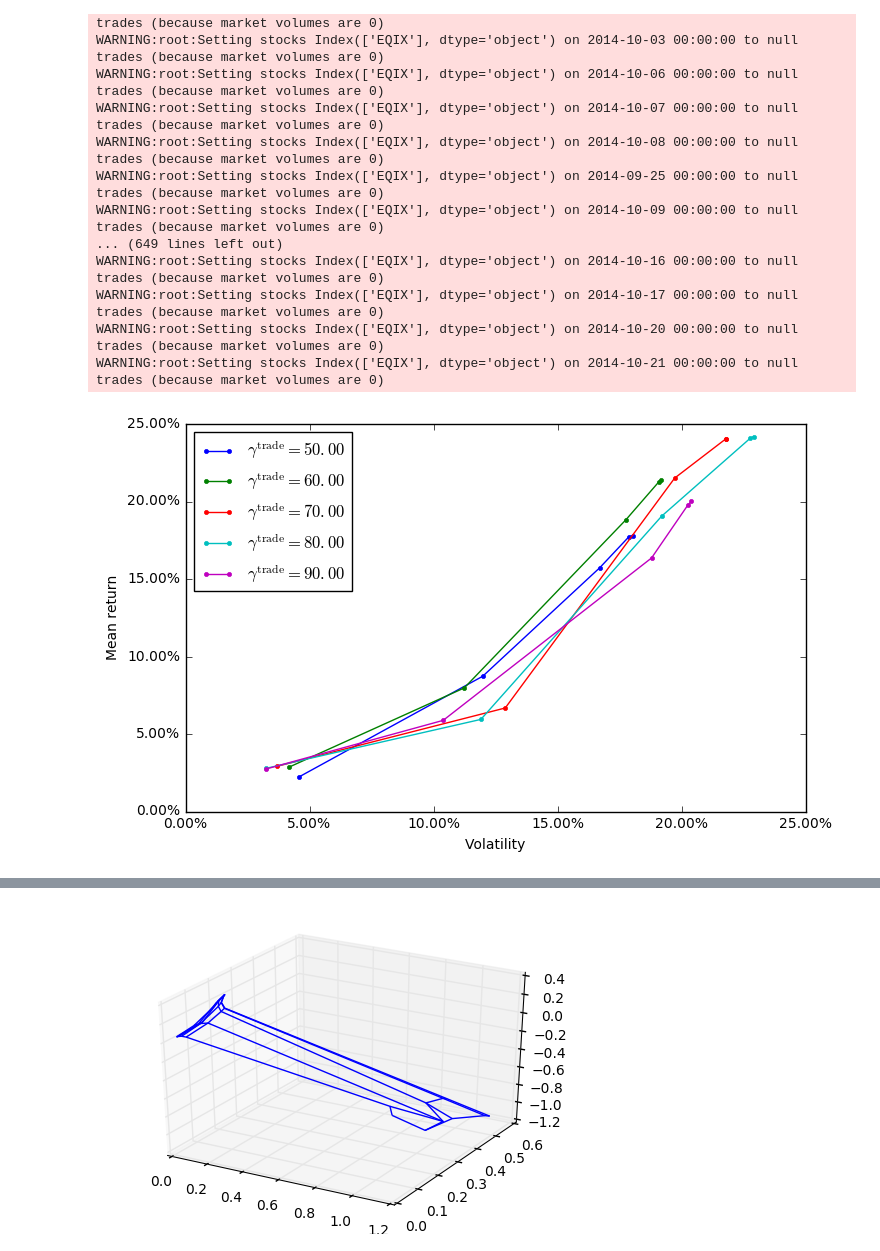
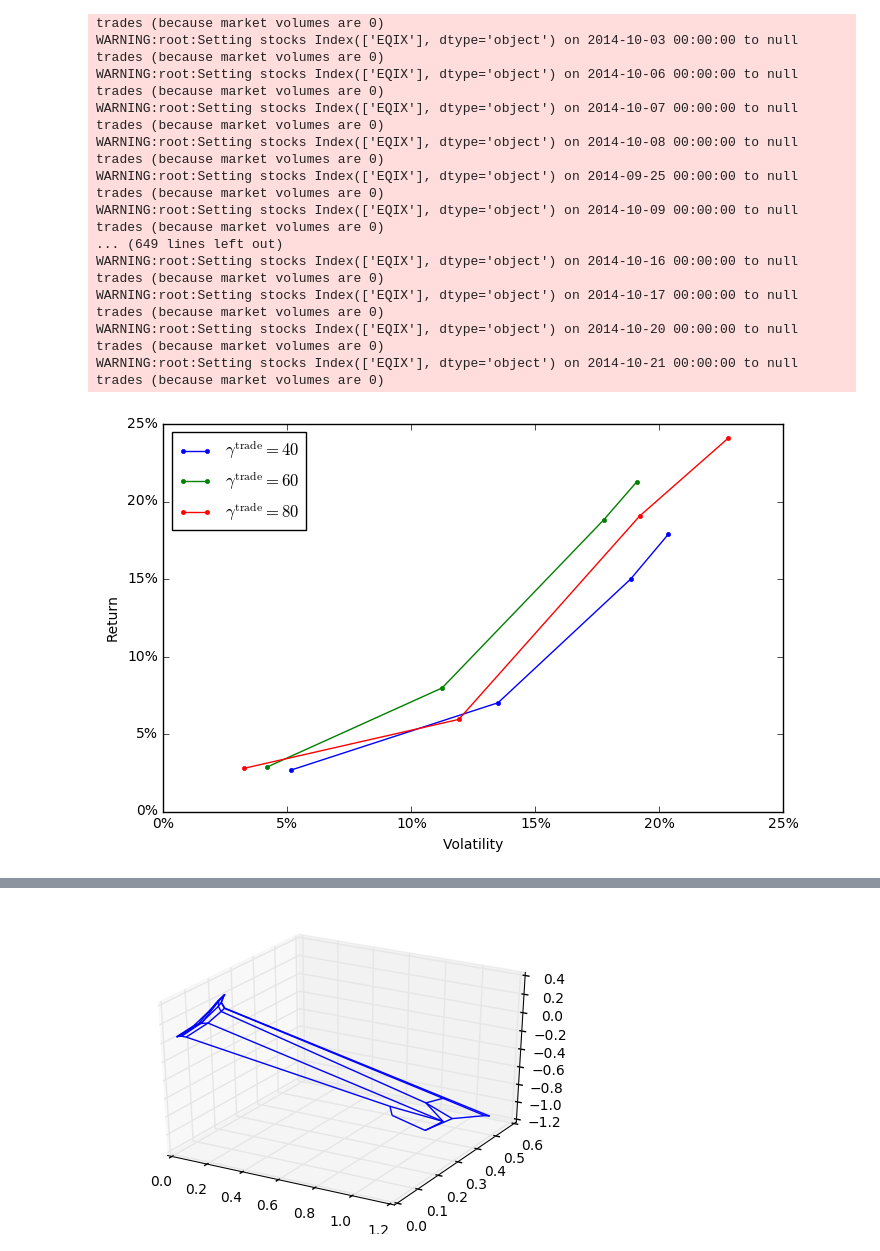
Before and after one commit to cvxgrp/cvxportfolio, a Jupyter notebook: SinglePeriodOptimizationExample.ipynb, the cells around one changed output, grey strips where cells are left out. Drawn from its saved outputs; the diff is of its cells as text; code cells hidden in the pictures.

```diff
--- a/SinglePeriodOptimizationExample.ipynb
+++ b/SinglePeriodOptimizationExample.ipynb
@@ -99,22 +99,39 @@ for k in results:
 result_df.index.name = 'gamma_risk'
 result_df.columns.name = 'gamma_tcost'
 result_df = result_df.reindex(index=sorted(result_df.index),columns=sorted(result_df.columns))
+# %%
+plt.figure(figsize=(8,5))
+for gamma_tcost in result_df.columns[1:]:
+    #plt.figure()
+    x = [100*result_df.loc[(i, gamma_tcost)].volatility for i in result_df.index]
+    y = [100*result_df.loc[(i, gamma_tcost)].mean_return for i in result_df.index]
+    plt.plot(np.array(x),np.array(y), '.-', label='$\gamma^\mathrm{trade} = %g$'%gamma_tcost)
+plt.legend(loc='upper left')
+plt.xlabel('Volatility')
+plt.ylabel('Return')
+
+import matplotlib.ticker as mtick
+ax = plt.gca()
+ax.xaxis.set_major_formatter(mtick.FormatStrFormatter('%.0f%%'))
+ax.yaxis.set_major_formatter(mtick.FormatStrFormatter('%.0f%%'))
+
+plt.savefig(plotdir+'spo_riskrewardfrontier.png')
+# %% [output]
+[figure, added]
 # %%
-plt.figure(figsize=(8,5))
-for gamma_tcost in result_df.columns[2:]:
-    #plt.figure()
-    x = [100*result_df.loc[(i, gamma_tcost)].volatility for i in result_df.index]
-    y = [100*result_df.loc[(i, gamma_tcost)].mean_return for i in result_df.index]
-    plt.plot(np.array(x),np.array(y), '.-', label='$\gamma^\mathrm{trade} = %.2f$'%gamma_tcost)
-plt.legend(loc='upper left')
-plt.xlabel('Volatility')
-plt.ylabel('Mean return')
+# plt.figure(figsize=(8,5))
+# for gamma_tcost in result_df.columns[:2]:
+#     #plt.figure()
+#     x = [100*result_df.loc[(i, gamma_tcost)].volatility for i in result_df.index]
+#     y = [100*result_df.loc[(i, gamma_tcost)].mean_return for i in result_df.index]
+#     plt.plot(np.array(x),np.array(y), '.-', label='$\gamma^\mathrm{trade} = %.2f$'%gamma_tcost)
+# plt.legend(loc='upper right')
+# plt.xlabel('Volatility')
+# plt.ylabel('Mean return')
 
-import matplotlib.ticker as mtick
-ax = plt.gca()
-ax.xaxis.set_major_formatter(mtick.FormatStrFormatter('%.2f%%'))
-ax.yaxis.set_major_formatter(mtick.FormatStrFormatter('%.2f%%'))
+# import matplotlib.ticker as mtick
+# ax = plt.gca()
+# ax.xaxis.set_major_formatter(mtick.FormatStrFormatter('%.2f%%'))
+# ax.yaxis.set_major_formatter(mtick.FormatStrFormatter('%.2f%%'))
 
-plt.savefig(plotdir+'spo_riskrewardfrontier.png')
+# plt.savefig(plotdir+'spo_riskrewardfrontier_bad.png')
-# %% [output]
-[figure, removed]
```
Also changed, not shown: parts of 10 cells of this notebook, 1 other file.
